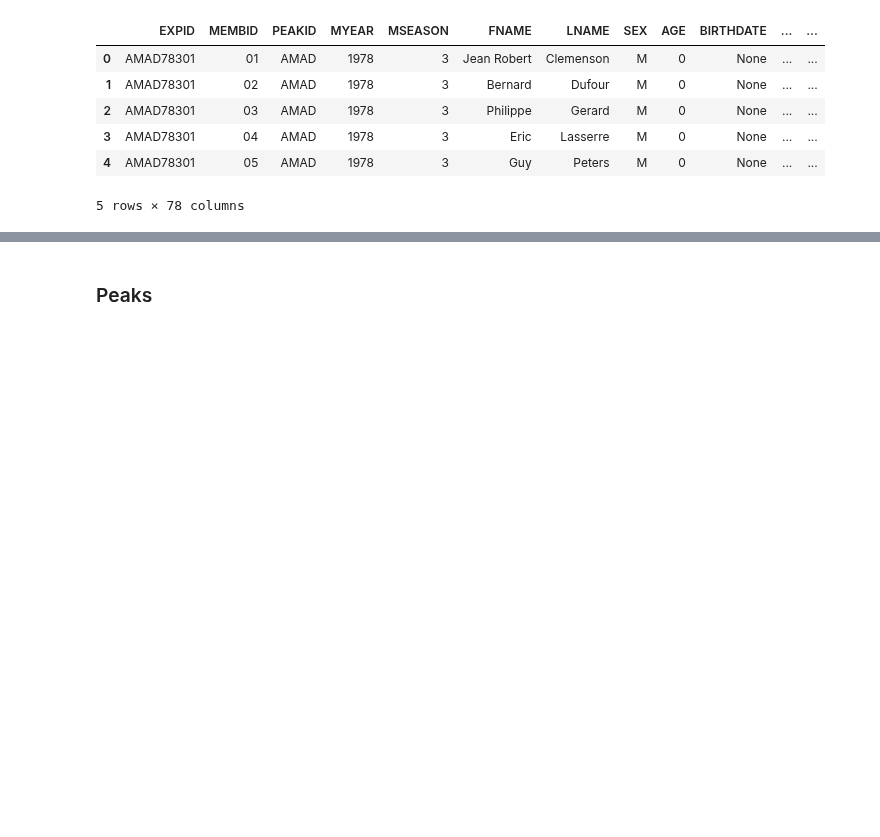
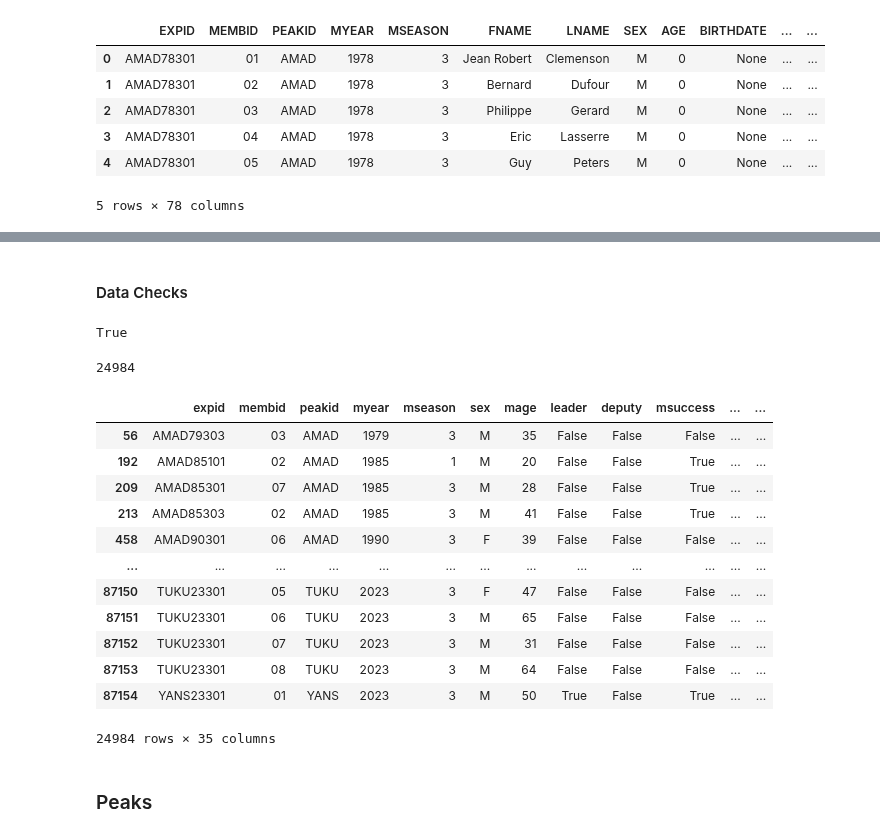
Before and after one commit to ArmandWinant/ml-zoomcamp, a Jupyter notebook: projects/midterm/notebook.ipynb, the cells around one changed output, grey strips where cells are left out. Saved outputs shown, nothing was run; the diff lists cells and outputs as text; code cells hidden in the pictures; blank space fills up the shorter version.

Commit message:
internal data checks

```diff
--- a/projects/midterm/notebook.ipynb
+++ b/projects/midterm/notebook.ipynb
@@ -214,3 +204,29 @@ df_members.groupby(['expid', 'membid'])['msuccess'].count().reset_index().sort_v
+# %% [markdown]
+#### Data Checks
+# %%
+df_members.groupby(['expid', 'membid']).size().max() == 1
+# %% [output]
+True
+# %%
+(df_members.msuccess == (df_members.msmtbid == 5)).sum()
+# %% [output]
+24984
+# %%
+df_members.loc[df_members.msuccess == (df_members.msmtbid == 5)]
+# %% [output]
+|  | expid | membid | peakid | myear | mseason | sex | mage | leader | deputy | msuccess | ... | ... |
+| 56 | AMAD79303 | 03 | AMAD | 1979 | 3 | M | 35 | False | False | False | ... | ... |
+| 192 | AMAD85101 | 02 | AMAD | 1985 | 1 | M | 20 | False | False | True | ... | ... |
+| 209 | AMAD85301 | 07 | AMAD | 1985 | 3 | M | 28 | False | False | True | ... | ... |
+| 213 | AMAD85303 | 02 | AMAD | 1985 | 3 | M | 41 | False | False | True | ... | ... |
+| 458 | AMAD90301 | 06 | AMAD | 1990 | 3 | F | 39 | False | False | False | ... | ... |
+| ... | ... | ... | ... | ... | ... | ... | ... | ... | ... | ... | ... | ... |
+| 87150 | TUKU23301 | 05 | TUKU | 2023 | 3 | F | 47 | False | False | False | ... | ... |
+| 87151 | TUKU23301 | 06 | TUKU | 2023 | 3 | M | 65 | False | False | False | ... | ... |
+| 87152 | TUKU23301 | 07 | TUKU | 2023 | 3 | M | 31 | False | False | False | ... | ... |
+| 87153 | TUKU23301 | 08 | TUKU | 2023 | 3 | M | 64 | False | False | False | ... | ... |
+| 87154 | YANS23301 | 01 | YANS | 2023 | 3 | M | 50 | True | False | True | ... | ... |
+24984 rows × 35 columns
 # %% [markdown]
 ### Peaks
 # %%
```
Also changed, not shown: parts of 9 cells of this notebook.
